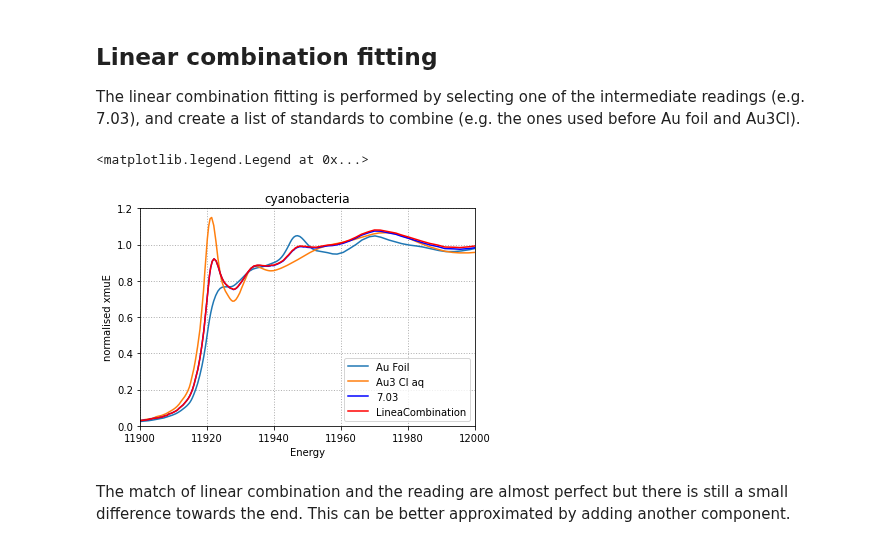
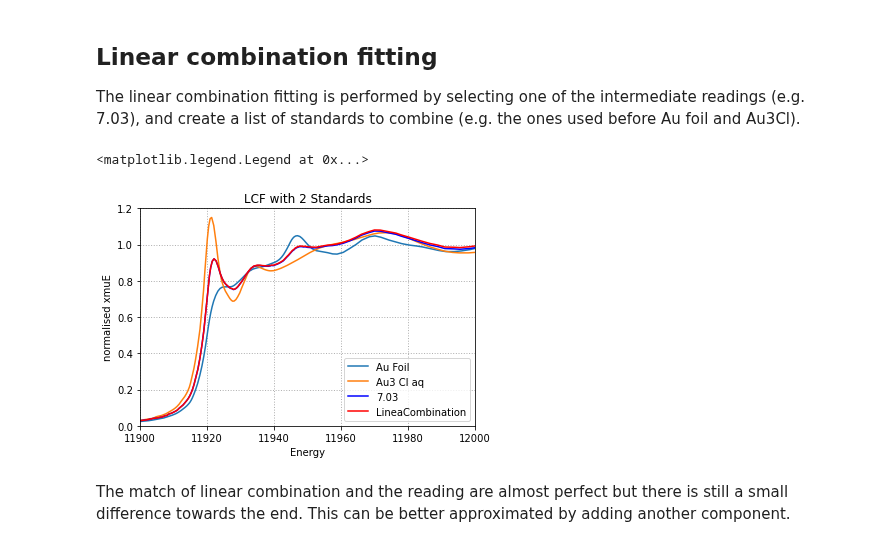
Before and after one commit to scman1/Larch_Intro_ukch, a Jupyter notebook: XANES analysis-Linear combination fitting.ipynb, the cells around one changed output. Drawn from its saved outputs; the diff is of its cells as text; code cells hidden in the pictures.

```diff
--- a/XANES analysis-Linear combination fitting.ipynb
+++ b/XANES analysis-Linear combination fitting.ipynb
@@ -216,44 +189,33 @@ The linear combination fitting is performed by selecting one of the intermediate
 # %%
 # https://vimeo.com/340216087 19:58 linear combination for inner state
 standard_keys = ['hqlr','tscd'] #Au Foil and Au3Cl
 intermidate_state_key = 'd_7_03'
 
 # get the intermediate group
 mid_group = gr_0 = extract_athenagroup(cianobacteria_project._athena_groups[intermidate_state_key])
 # recalculate normalisation
 calc_with_defaults(mid_group)
 
 # get the list of standard groups
 components = {}
 for group_key in standard_keys:
     components[group_key] = extract_athenagroup(cianobacteria_project._athena_groups[group_key])
     # recalculate normalisation
     calc_with_defaults(components[group_key])
 
 
 comb = lincombo_fit(mid_group,list(components.values()),[0.5,0.5])
+
+# plot mu vs flat normalised mu for selected groups
+plt = plot_NxmuE_E_athena_prj(cianobacteria_project, standard_keys, group_names,
+                              title = "LCF with 2 Standards",
+                              xlimits = [11900,12000], ylimits=[0,1.2])
+plt.plot(mid_group.energy, mid_group.flat, label="7.03",color="blue")
+plt.plot(comb.xdata, comb.ydata, label="LineaCombination",color="r")
+plt.legend()
+# %% [output]
+<matplotlib.legend.Legend at 0x...>
+[figure, added]
-# %%
-# plot mu vs flat normalised mu for selected groups
-for group_key in standard_keys:
-    gr_0 = extract_athenagroup(cianobacteria_project._athena_groups[group_key])
-    # recalculate normalisation
-    calc_with_defaults(gr_0)
-    plt.plot(gr_0.energy, gr_0.flat, label=group_names[group_key])
-
-plt.plot(mid_group.energy, mid_group.flat, label="7.03",color="blue")
-plt.plot(comb.xdata, comb.ydata, label="LineaCombination",color="r")
-
-# set plot format
-plt.xlabel("Energy")
-plt.ylabel("normalised xmuE" )
-plt.title("cyanobacteria")
-plt.grid(linestyle=':', linewidth=1) #show and format grid
-plt.xlim(11900,12000)
-plt.ylim(0,1.2)
-plt.legend()
-# %% [output]
-<matplotlib.legend.Legend at 0x...>
-[figure, removed]
 # %% [markdown]
 The match of linear combination and the reading are almost perfect but there is still a small difference towards the end. This can be better approximated by adding another component.
 # %%
```
Also changed, not shown: parts of 7 cells of this notebook.
